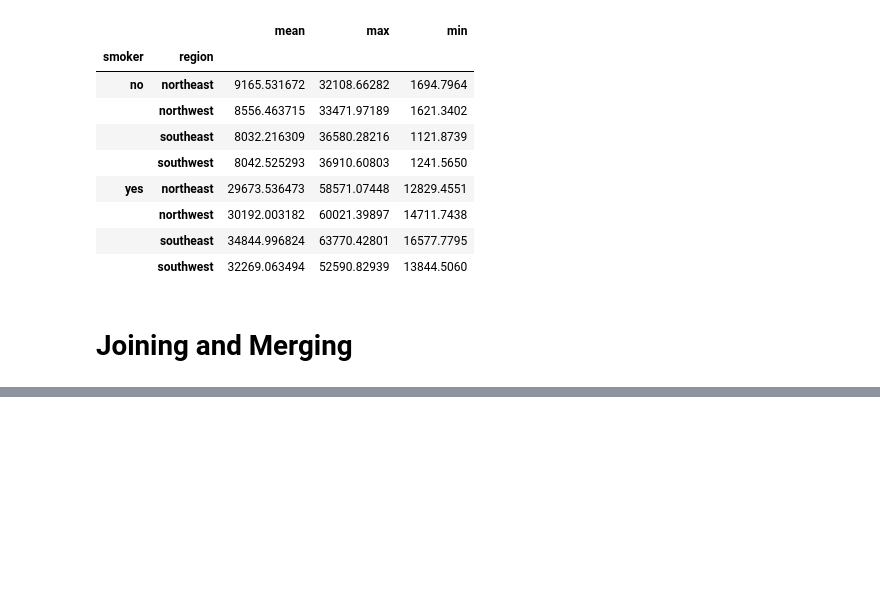
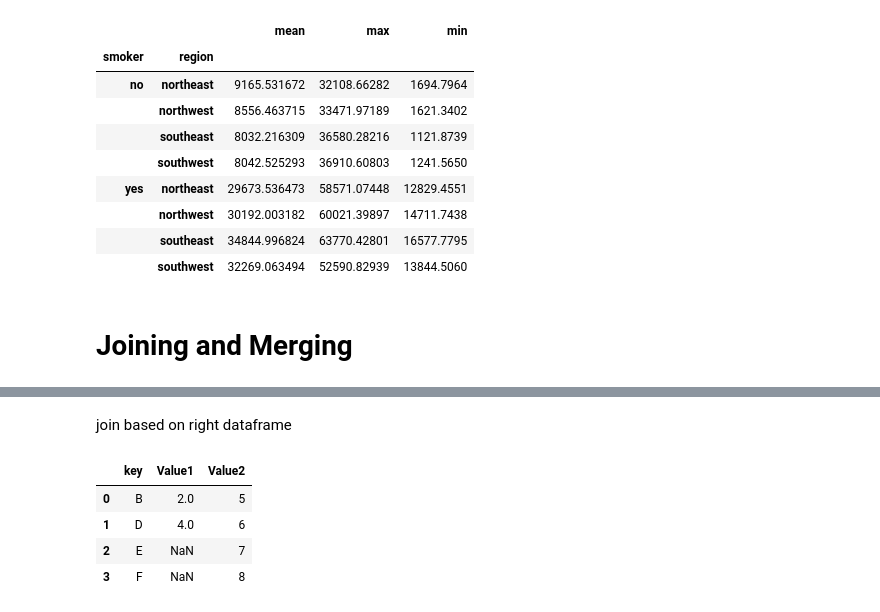
Before and after one commit to jahidsagar/Data-Analysis-With-Python, a Jupyter notebook: pandas.ipynb, the cells around one changed output, grey strips where cells are left out. Drawn from its saved outputs; the diff is of its cells as text; code cells hidden in the pictures; blank space fills up the shorter version.

```diff
--- a/pandas.ipynb
+++ b/pandas.ipynb
@@ -263,0 +299,10 @@ smoker_groupby
+# %% [markdown]
+join based on right dataframe
+# %%
+pd.merge(df1, df2, on='key', how='right')
+# %% [output]
+|  | key | Value1 | Value2 |
+| 0 | B | 2.0 | 5 |
+| 1 | D | 4.0 | 6 |
+| 2 | E | NaN | 7 |
+| 3 | F | NaN | 8 |
```
Also changed, not shown: parts of 8 cells of this notebook.
